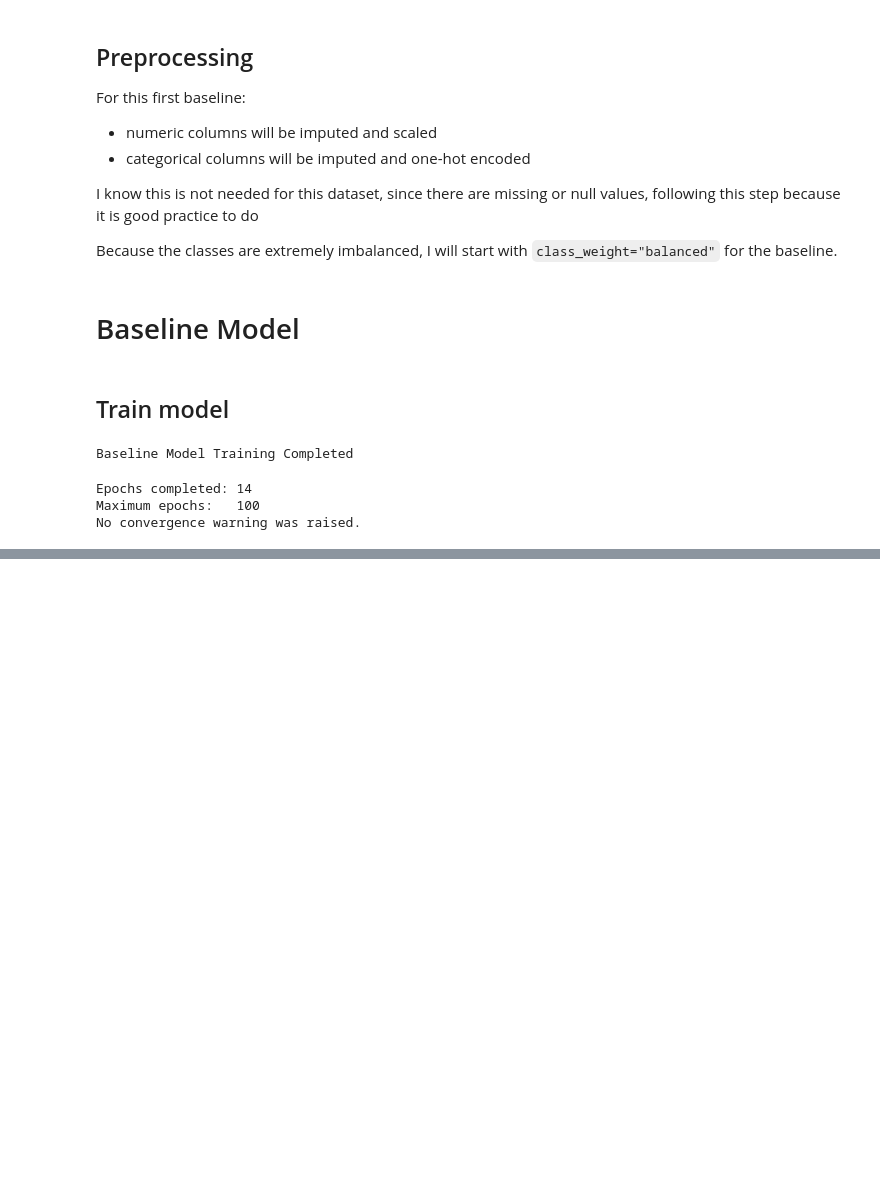
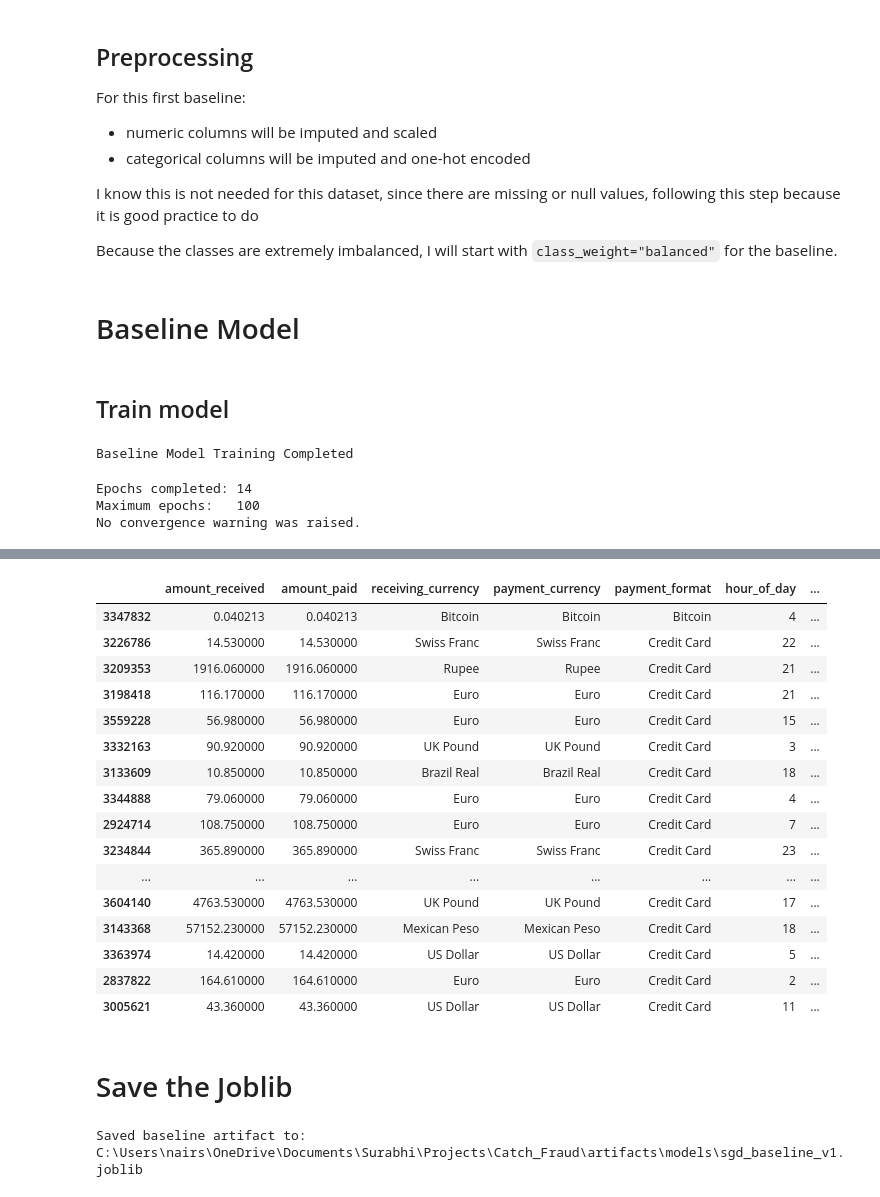
Before and after one commit to surabhi1914/Catch_Fraud, a Jupyter notebook: notebooks/03_baseline_model.ipynb, the cells around one changed output, grey strips where cells are left out. Drawn from its saved outputs; the diff is of its cells as text; code cells hidden in the pictures; blank space fills up the shorter version.

```diff
--- a/notebooks/03_baseline_model.ipynb
+++ b/notebooks/03_baseline_model.ipynb
@@ -474,0 +956,28 @@ print(threshold_df.head(5))
+# %%
+lowest_scoring_frauds = (
+    analysis_df[analysis_df["actual_label"] == 1]
+    .sort_values("decision_score", ascending=True)
+    .head(20)
+)
+
+lowest_scoring_frauds
+# %% [output]
+|  | amount_received | amount_paid | receiving_currency | payment_currency | payment_format | hour_of_day | ... |
+| 3347832 | 0.040213 | 0.040213 | Bitcoin | Bitcoin | Bitcoin | 4 | ... |
+| 3226786 | 14.530000 | 14.530000 | Swiss Franc | Swiss Franc | Credit Card | 22 | ... |
+| 3209353 | 1916.060000 | 1916.060000 | Rupee | Rupee | Credit Card | 21 | ... |
+| 3198418 | 116.170000 | 116.170000 | Euro | Euro | Credit Card | 21 | ... |
+| 3559228 | 56.980000 | 56.980000 | Euro | Euro | Credit Card | 15 | ... |
+| 3332163 | 90.920000 | 90.920000 | UK Pound | UK Pound | Credit Card | 3 | ... |
+| 3133609 | 10.850000 | 10.850000 | Brazil Real | Brazil Real | Credit Card | 18 | ... |
+| 3344888 | 79.060000 | 79.060000 | Euro | Euro | Credit Card | 4 | ... |
+| 2924714 | 108.750000 | 108.750000 | Euro | Euro | Credit Card | 7 | ... |
+| 3234844 | 365.890000 | 365.890000 | Swiss Franc | Swiss Franc | Credit Card | 23 | ... |
+| ... | ... | ... | ... | ... | ... | ... | ... |
+| 3604140 | 4763.530000 | 4763.530000 | UK Pound | UK Pound | Credit Card | 17 | ... |
+| 3143368 | 57152.230000 | 57152.230000 | Mexican Peso | Mexican Peso | Credit Card | 18 | ... |
+| 3363974 | 14.420000 | 14.420000 | US Dollar | US Dollar | Credit Card | 5 | ... |
+| 2837822 | 164.610000 | 164.610000 | Euro | Euro | Credit Card | 2 | ... |
+| 3005621 | 43.360000 | 43.360000 | US Dollar | US Dollar | Credit Card | 11 | ... |
+# %% [markdown]
+# Save the Joblib
@@ -474,0 +1039,10 @@ print(threshold_df.head(5))
+# %%
+joblib.dump(
+    baseline_artifact,
+    MODEL_PATH,
+    compress=3,
+)
+
+print(f"Saved baseline artifact to: {MODEL_PATH}")
+# %% [output]
+Saved baseline artifact to: C:\Users\nairs\OneDrive\Documents\Surabhi\Projects\Catch_Fraud\artifacts\models\sgd_baseline_v1.joblib
```
Also changed, not shown: parts of 66 cells of this notebook, 4 other files.
